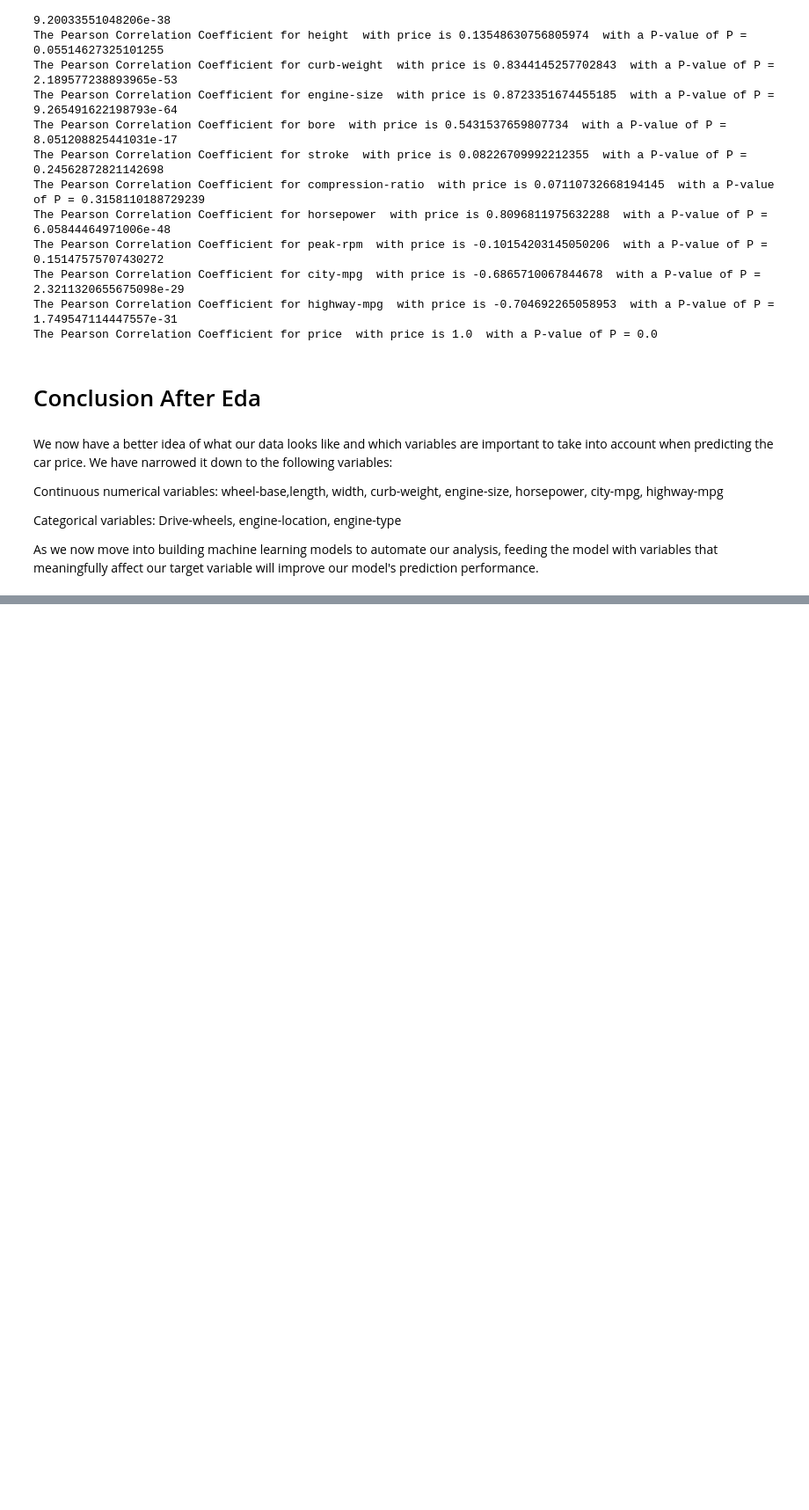
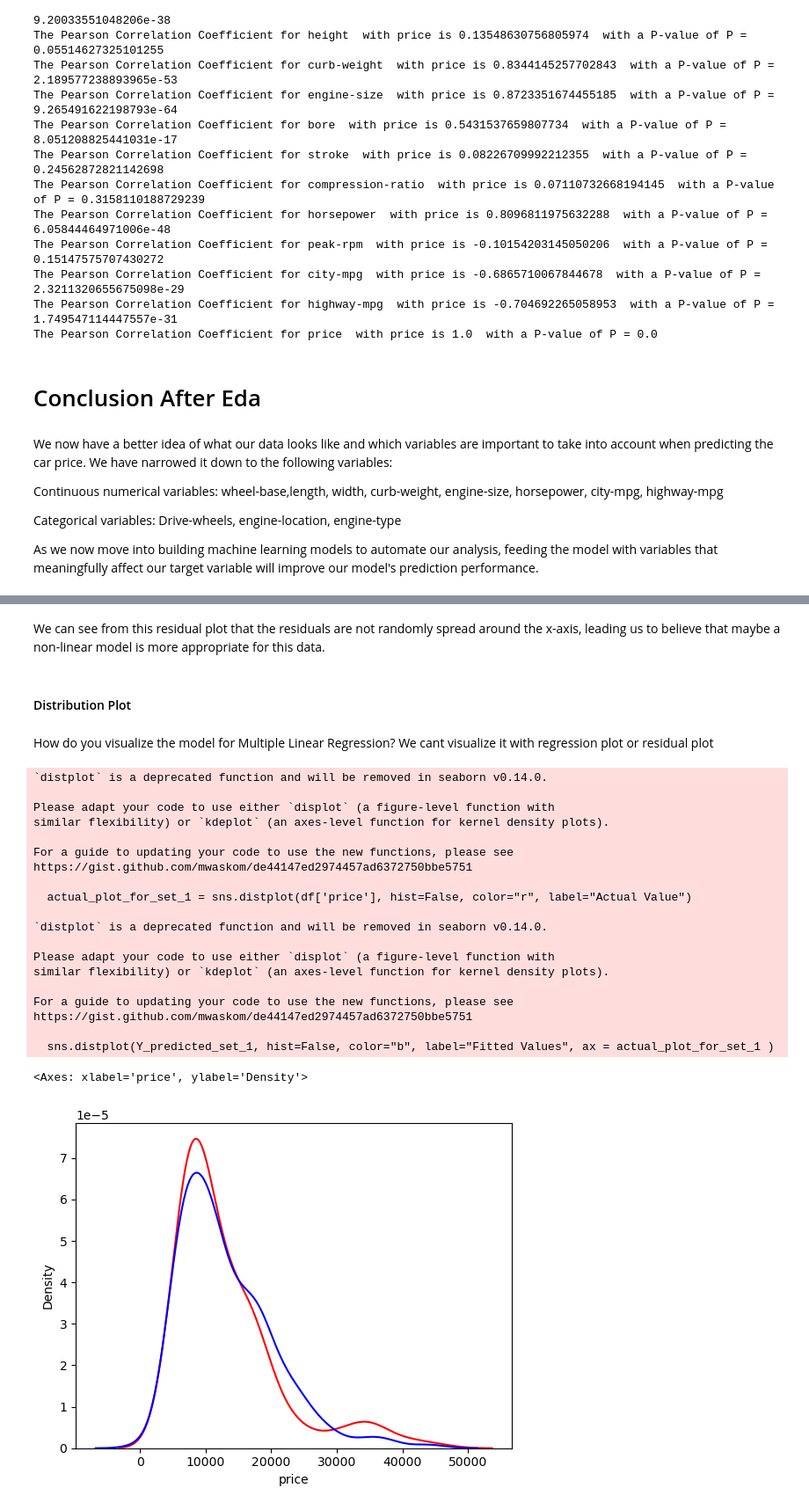
Before and after one commit to vythrey/eda_with_python_usedCars, a Jupyter notebook: eda_with_python_usedCars.ipynb, the cells around one changed output, grey strips where cells are left out. Shown at 88% size. Drawn from its saved outputs; the diff is of its cells as text; code cells hidden in the pictures; blank space fills up the shorter version.

```diff
--- a/eda_with_python_usedCars.ipynb
+++ b/eda_with_python_usedCars.ipynb
@@ -710,0 +792,6 @@ As we now move into building machine learning models to automate our analysis, f
+# %%
+lm2 = LinearRegression()
+# %%
+Set_1 = df[['horsepower', 'curb-weight', 'engine-size', 'highway-mpg']]
+# %%
+lm2.fit(Set_1, Y_price)
@@ -710,0 +808,2 @@ As we now move into building machine learning models to automate our analysis, f
+# %%
+Y_predicted_set_1 = lm2.predict(Set_1)
@@ -710,0 +886,31 @@ As we now move into building machine learning models to automate our analysis, f
+# %% [markdown]
+We can see from this residual plot that the residuals are not randomly spread around the x-axis, leading us to believe that maybe a non-linear model is more appropriate for this data.
+# %% [markdown]
+#### Distribution Plot
+# %% [markdown]
+How do you visualize the model for Multiple Linear Regression? We cant visualize it with regression plot or residual plot
+# %%
+actual_plot_for_set_1 = sns.distplot(df['price'], hist=False, color="r", label="Actual Value")
+sns.distplot(Y_predicted_set_1, hist=False, color="b", label="Fitted Values", ax = actual_plot_for_set_1 )
+# %% [output]
+`distplot` is a deprecated function and will be removed in seaborn v0.14.0.
+
+Please adapt your code to use either `displot` (a figure-level function with
+similar flexibility) or `kdeplot` (an axes-level function for kernel density plots).
+
+For a guide to updating your code to use the new functions, please see
+https://gist.github.com/mwaskom/de44147ed2974457ad6372750bbe5751
+
+  actual_plot_for_set_1 = sns.distplot(df['price'], hist=False, color="r", label="Actual Value")
+
+`distplot` is a deprecated function and will be removed in seaborn v0.14.0.
+
+Please adapt your code to use either `displot` (a figure-level function with
+similar flexibility) or `kdeplot` (an axes-level function for kernel density plots).
+
+For a guide to updating your code to use the new functions, please see
+https://gist.github.com/mwaskom/de44147ed2974457ad6372750bbe5751
+
+  sns.distplot(Y_predicted_set_1, hist=False, color="b", label="Fitted Values", ax = actual_plot_for_set_1 )
+<Axes: xlabel='price', ylabel='Density'>
+[figure, added]
```
Also changed, not shown: parts of 101 cells of this notebook.
